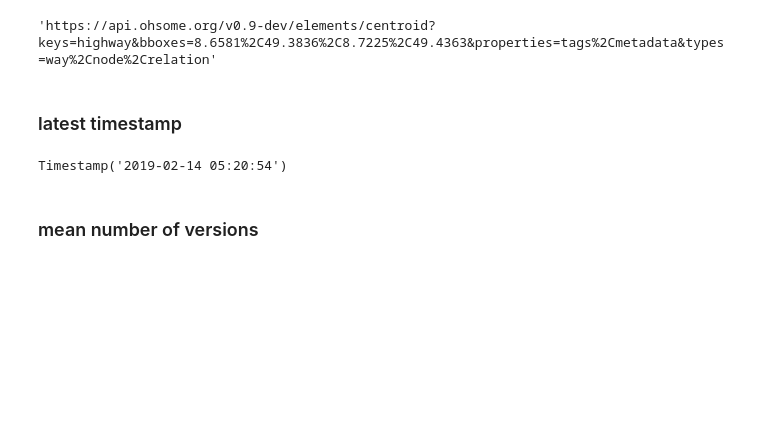
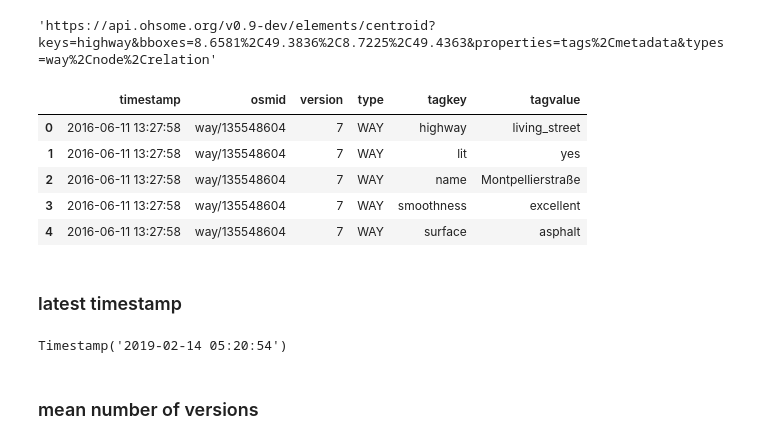
Before and after one commit to GIScience/ohsome-examples, a Jupyter notebook: python/workshop-19-03-06.ipynb, the cells around one changed output. Drawn from its saved outputs; the diff is of its cells as text; code cells hidden in the pictures; blank space fills up the shorter version.

```diff
--- a/python/workshop-19-03-06.ipynb
+++ b/python/workshop-19-03-06.ipynb
@@ -258,6 +258,15 @@ def dataExtraction():
 de = dataExtraction()
 # %% [output]
 'https://api.ohsome.org/v0.9-dev/elements/centroid?keys=highway&bboxes=8.6581%2C49.3836%2C8.7225%2C49.4363&properties=tags%2Cmetadata&types=way%2Cnode%2Crelation'
+# %%
+de.head()
+# %% [output]
+|  | timestamp | osmid | version | type | tagkey | tagvalue |
+| 0 | 2016-06-11 13:27:58 | way/135548604 | 7 | WAY | highway | living_street |
+| 1 | 2016-06-11 13:27:58 | way/135548604 | 7 | WAY | lit | yes |
+| 2 | 2016-06-11 13:27:58 | way/135548604 | 7 | WAY | name | Montpellierstraße |
+| 3 | 2016-06-11 13:27:58 | way/135548604 | 7 | WAY | smoothness | excellent |
+| 4 | 2016-06-11 13:27:58 | way/135548604 | 7 | WAY | surface | asphalt |
 # %% [markdown]
 ### latest timestamp
 # %%
```
Also changed, not shown: parts of 2 cells of this notebook.
